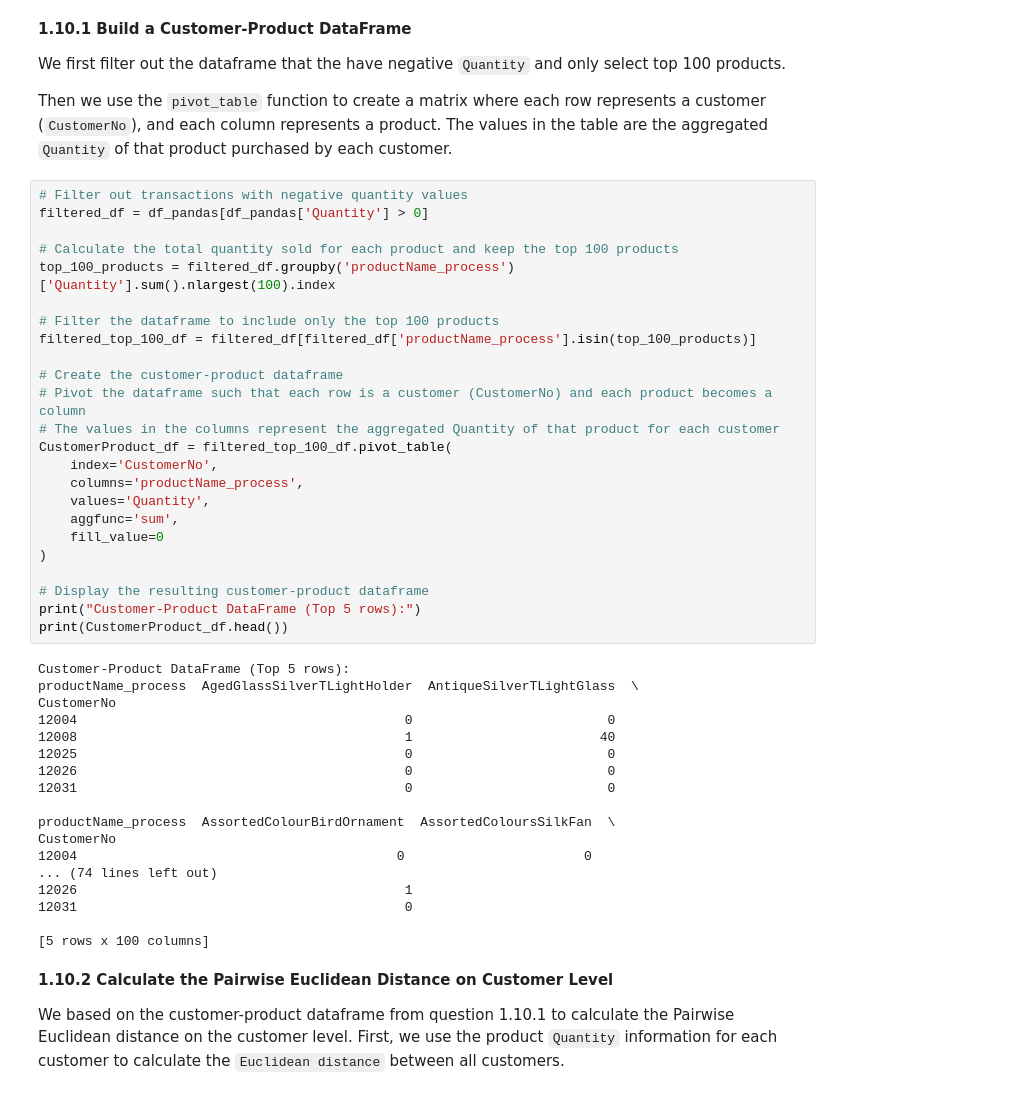
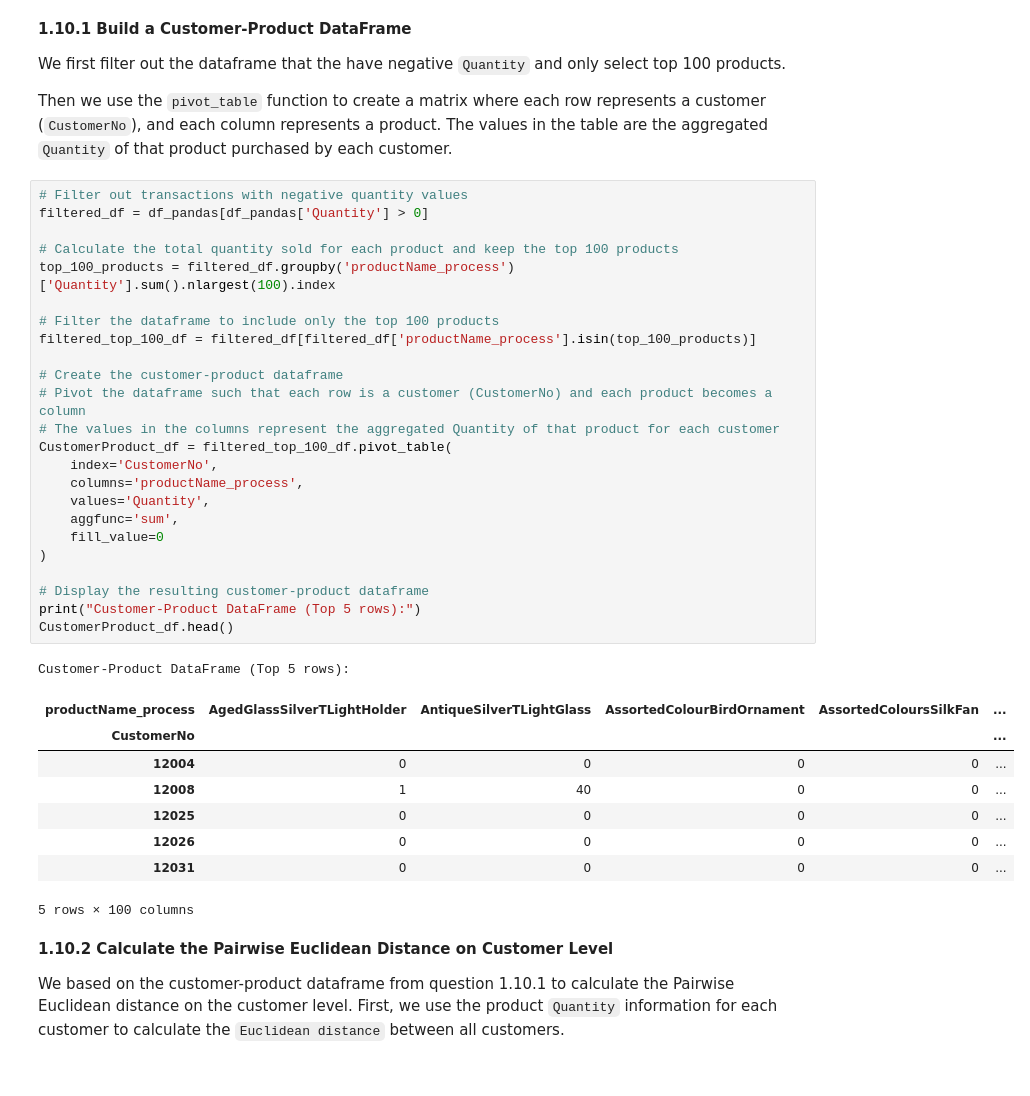
Before and after one commit to khiempm209/Deakin-SIT742-Ass2, a Jupyter notebook: SIT742_Ass2.ipynb, the cells around one changed output. Cells and saved outputs as stored; diff of their text form.

```diff
--- a/SIT742_Ass2.ipynb
+++ b/SIT742_Ass2.ipynb
@@ -822,45 +799,37 @@ Then we use the `pivot_table` function to create a matrix where each row represe
 # %%
 # Filter out transactions with negative quantity values
 filtered_df = df_pandas[df_pandas['Quantity'] > 0]
 
 # Calculate the total quantity sold for each product and keep the top 100 products
 top_100_products = filtered_df.groupby('productName_process')['Quantity'].sum().nlargest(100).index
 
 # Filter the dataframe to include only the top 100 products
 filtered_top_100_df = filtered_df[filtered_df['productName_process'].isin(top_100_products)]
 
 # Create the customer-product dataframe
 # Pivot the dataframe such that each row is a customer (CustomerNo) and each product becomes a column
 # The values in the columns represent the aggregated Quantity of that product for each customer
 CustomerProduct_df = filtered_top_100_df.pivot_table(
     index='CustomerNo',
     columns='productName_process',
     values='Quantity',
     aggfunc='sum',
     fill_value=0
 )
 
 # Display the resulting customer-product dataframe
 print("Customer-Product DataFrame (Top 5 rows):")
-print(CustomerProduct_df.head())
+CustomerProduct_df.head()
 # %% [output]
 Customer-Product DataFrame (Top 5 rows):
-productName_process  AgedGlassSilverTLightHolder  AntiqueSilverTLightGlass  \
-CustomerNo
-12004                                          0                         0
-12008                                          1                        40
-12025                                          0                         0
-12026                                          0                         0
-12031                                          0                         0
-
-productName_process  AssortedColourBirdOrnament  AssortedColoursSilkFan  \
-CustomerNo
-12004                                         0                       0
-... (74 lines left out)
-12026                                          1
-12031                                          0
-
-[5 rows x 100 columns]
+| productName_process | AgedGlassSilverTLightHolder | AntiqueSilverTLightGlass | AssortedColourBirdOrnament | AssortedColoursSilkFan | ... |
+| CustomerNo |  |  |  |  | ... |
+| 12004 | 0 | 0 | 0 | 0 | ... |
+| 12008 | 1 | 40 | 0 | 0 | ... |
+| 12025 | 0 | 0 | 0 | 0 | ... |
+| 12026 | 0 | 0 | 0 | 0 | ... |
+| 12031 | 0 | 0 | 0 | 0 | ... |
+5 rows × 100 columns
 # %% [markdown]
 **1.10.2 Calculate the Pairwise Euclidean Distance on Customer Level**
 
```
Also changed, not shown: parts of 18 cells of this notebook.
